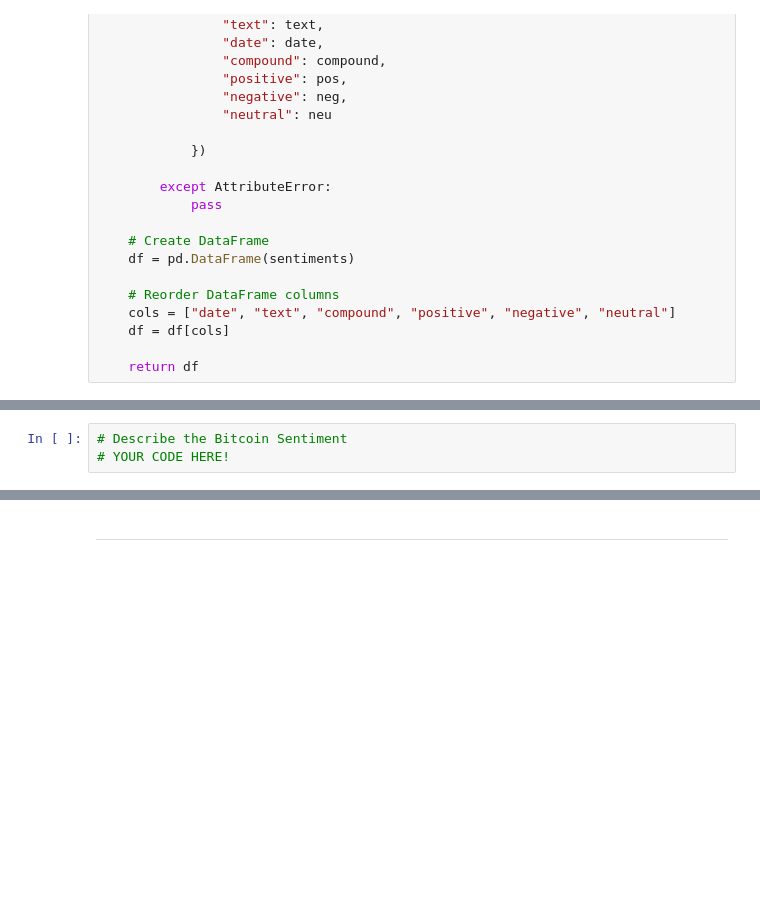
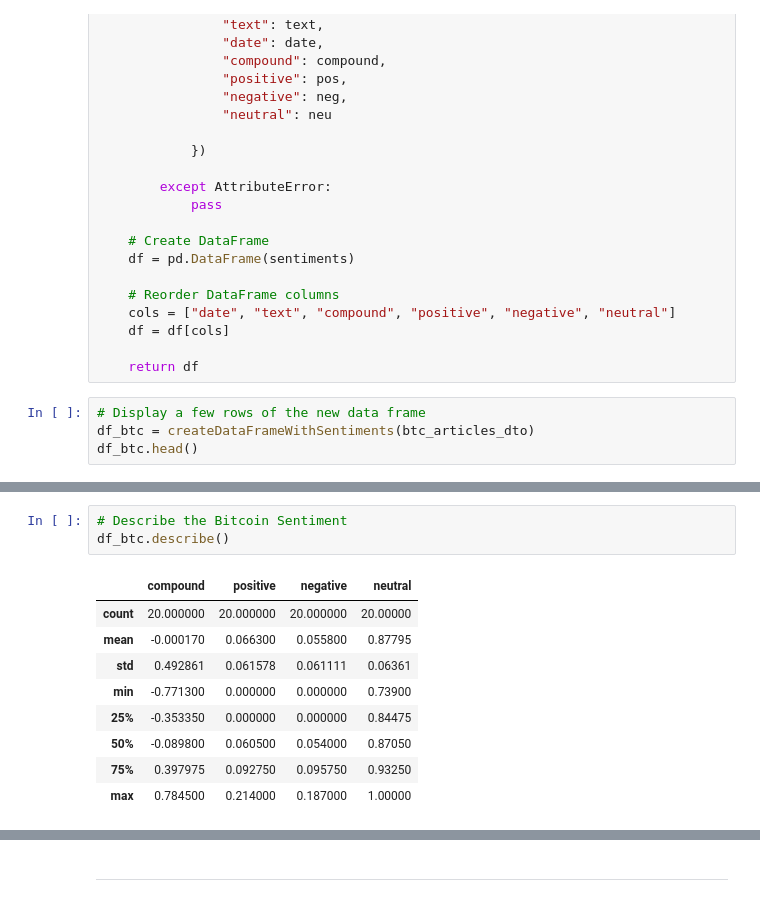
Before and after one commit to jshapiro651/python-homework-12, a Jupyter notebook: App/crypto_sentiment.ipynb, the cells around one changed output, grey strips where cells are left out. Drawn from its saved outputs; the diff is of its cells as text; blank space fills up the shorter version.

```diff
--- a/App/crypto_sentiment.ipynb
+++ b/App/crypto_sentiment.ipynb
@@ -144,3 +144,7 @@ def createDataFrameWithSentiments(articles_dto):
     df = df[cols]
 
     return df
+# %%
+# Display a few rows of the new data frame
+df_btc = createDataFrameWithSentiments(btc_articles_dto)
+df_btc.head()
@@ -147,3 +158,13 @@ def createDataFrameWithSentiments(articles_dto):
 # %%
 # Describe the Bitcoin Sentiment
-# YOUR CODE HERE!
+df_btc.describe()
+# %% [output]
+|  | compound | positive | negative | neutral |
+| count | 20.000000 | 20.000000 | 20.000000 | 20.00000 |
+| mean | -0.000170 | 0.066300 | 0.055800 | 0.87795 |
+| std | 0.492861 | 0.061578 | 0.061111 | 0.06361 |
+| min | -0.771300 | 0.000000 | 0.000000 | 0.73900 |
+| 25% | -0.353350 | 0.000000 | 0.000000 | 0.84475 |
+| 50% | -0.089800 | 0.060500 | 0.054000 | 0.87050 |
+| 75% | 0.397975 | 0.092750 | 0.095750 | 0.93250 |
+| max | 0.784500 | 0.214000 | 0.187000 | 1.00000 |
```
Also changed, not shown: parts of 5 cells of this notebook.
